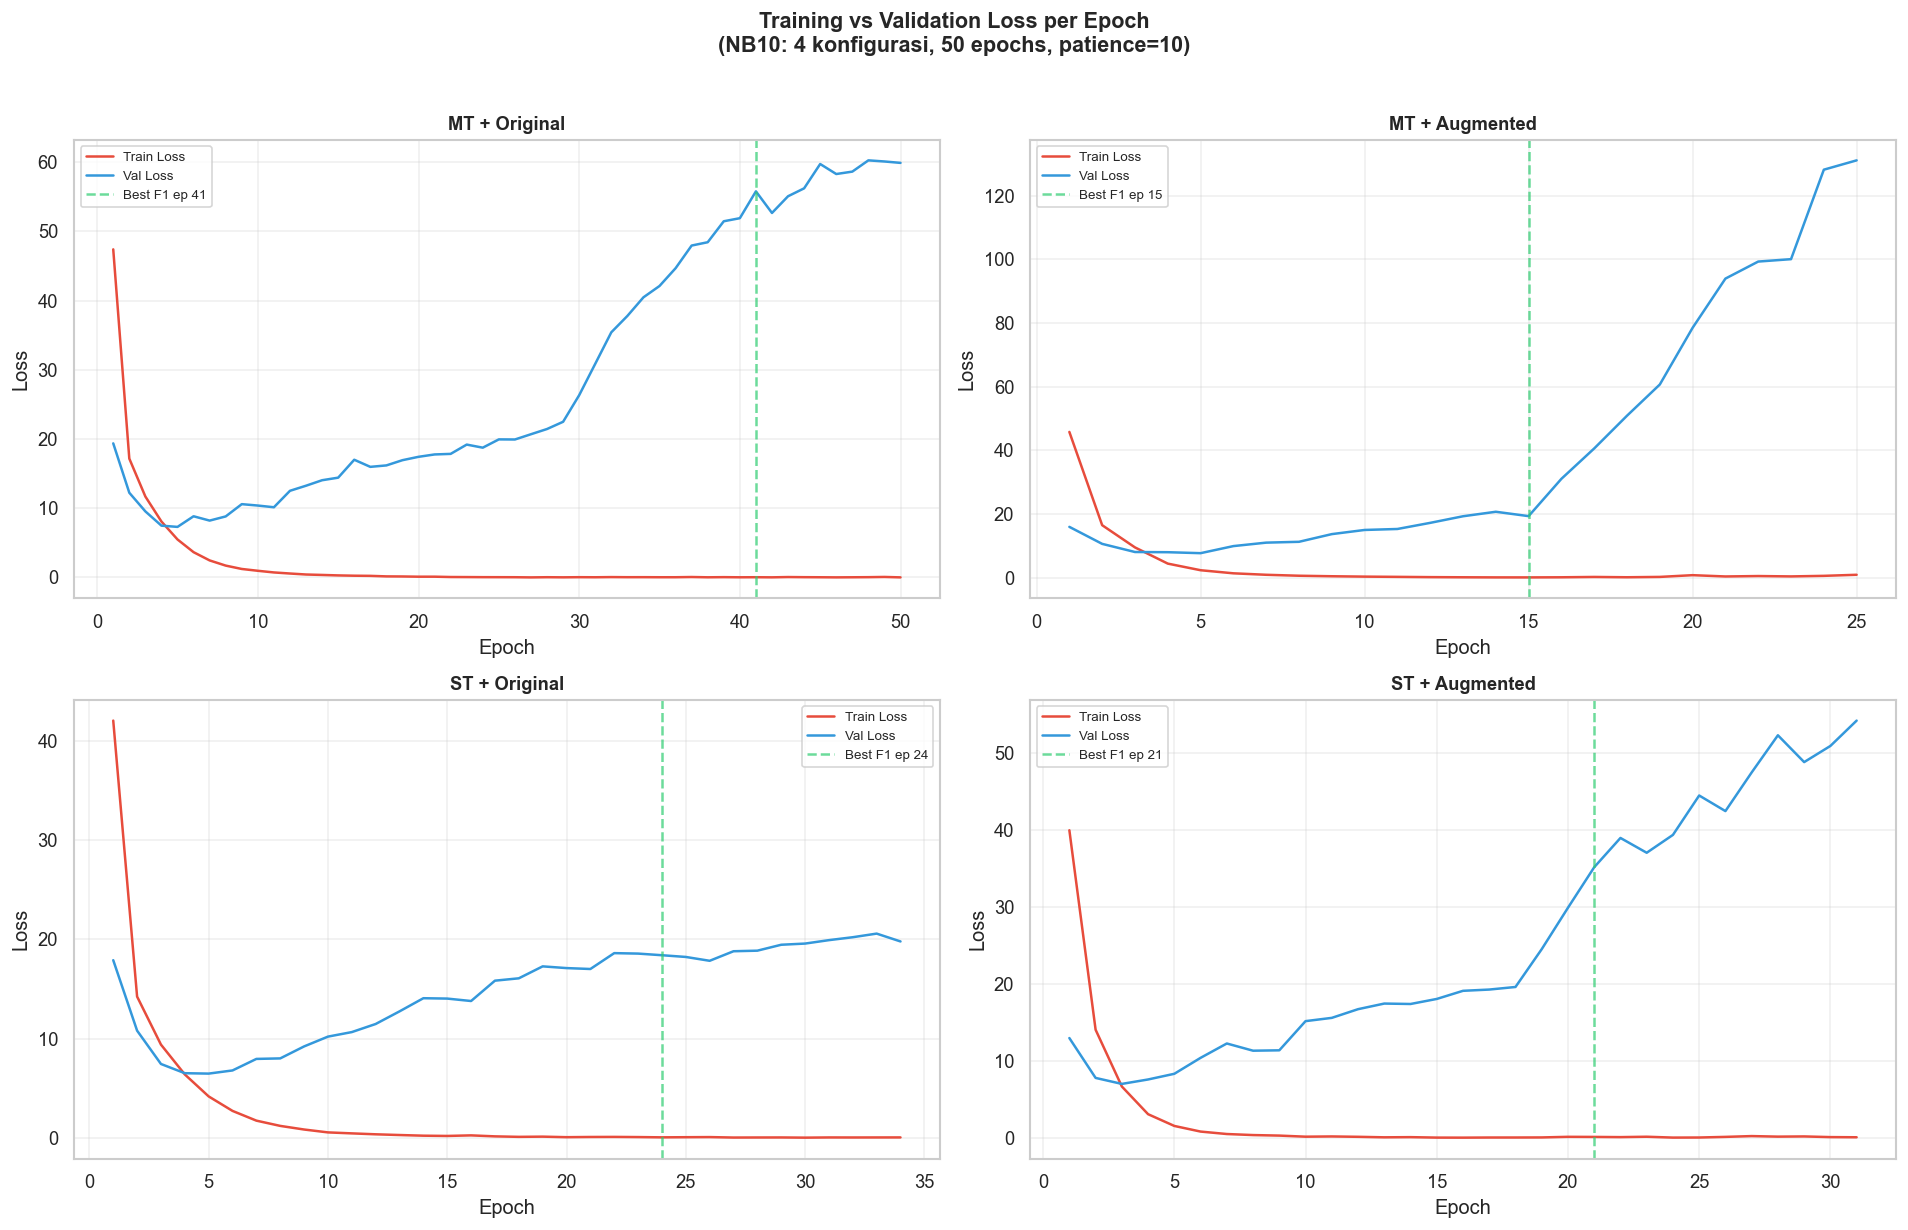
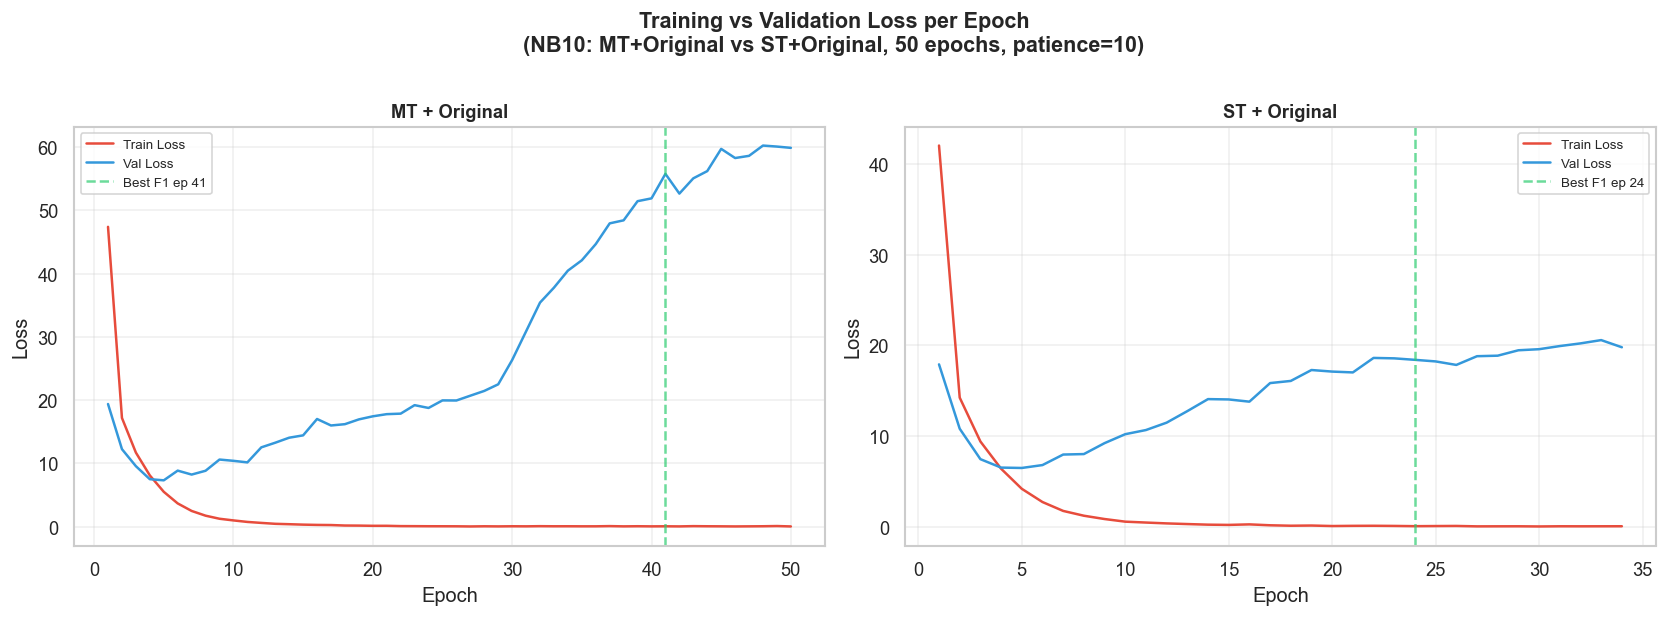
Unified diff of the notebook cell whose output changed from the first chart to the second:
--- before
+++ after
@@ -1,13 +1,9 @@
-# --- Plot 1: Training Loss vs Validation Loss (2x2 grid, NB10 4 runs) ---
+# --- Plot 1: Training Loss vs Validation Loss (MT+Original vs ST+Original) ---
 nb10_runs = ['MT + Original', 'MT + Augmented', 'ST + Original', 'ST + Augmented']
-run_colors = {
-    'MT + Original': '#e74c3c', 'MT + Augmented': '#c0392b',
-    'ST + Original': '#3498db', 'ST + Augmented': '#2980b9',
-}
+main_runs = ['MT + Original', 'ST + Original']
 
-fig, axes = plt.subplots(2, 2, figsize=(16, 10))
-axes = axes.flatten()
+fig, axes = plt.subplots(1, 2, figsize=(14, 5))
 
-for idx, run_name in enumerate(nb10_runs):
+for idx, run_name in enumerate(main_runs):
     ax = axes[idx]
     h = all_histories[run_name]
@@ -28,5 +24,5 @@
     ax.grid(True, alpha=0.3)
 
-plt.suptitle('Training vs Validation Loss per Epoch\n(NB10: 4 konfigurasi, 50 epochs, patience=10)',
+plt.suptitle('Training vs Validation Loss per Epoch\n(NB10: MT+Original vs ST+Original, 50 epochs, patience=10)',
              fontweight='bold', y=1.02, fontsize=13)
 plt.tight_layout()

Commit: update notebook eksperimen, update dashboard